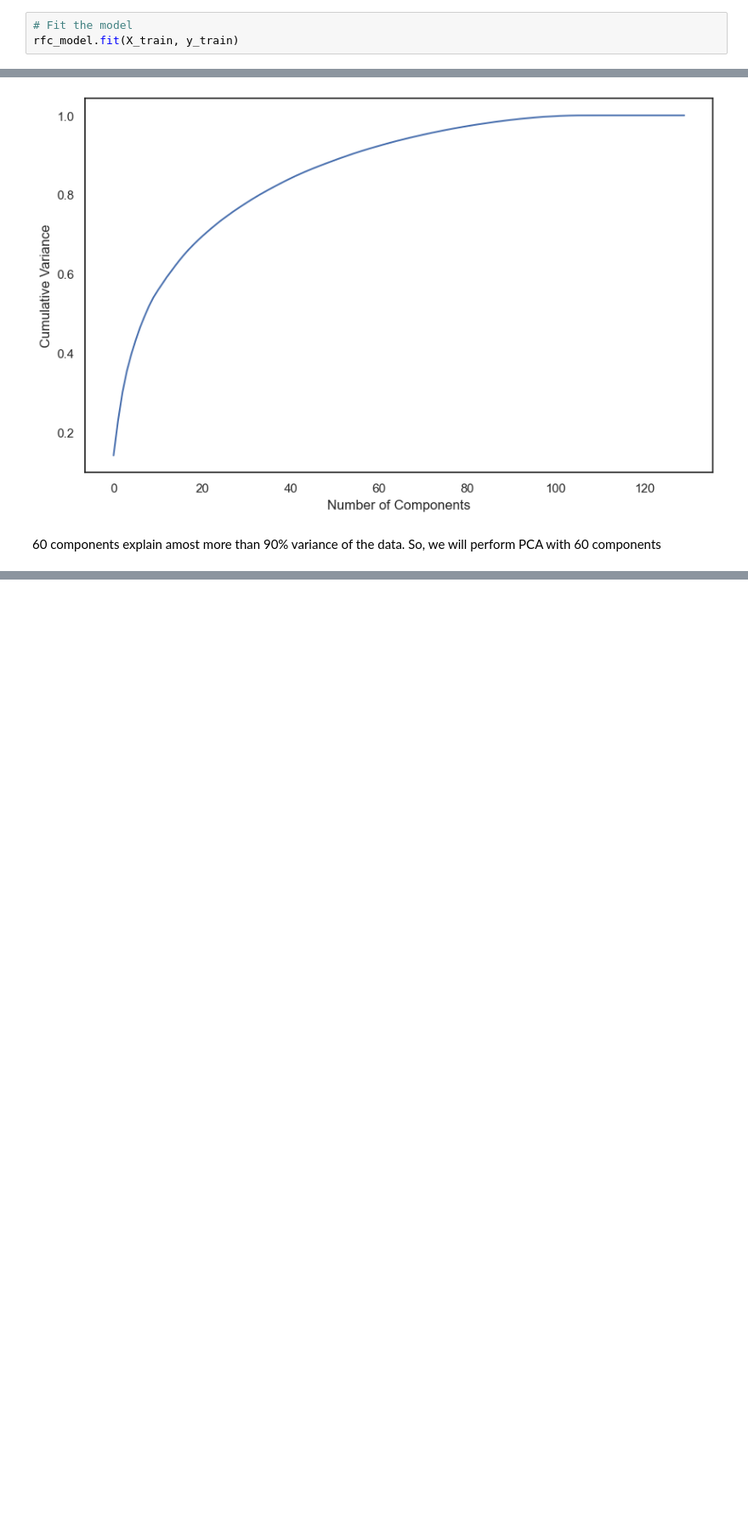
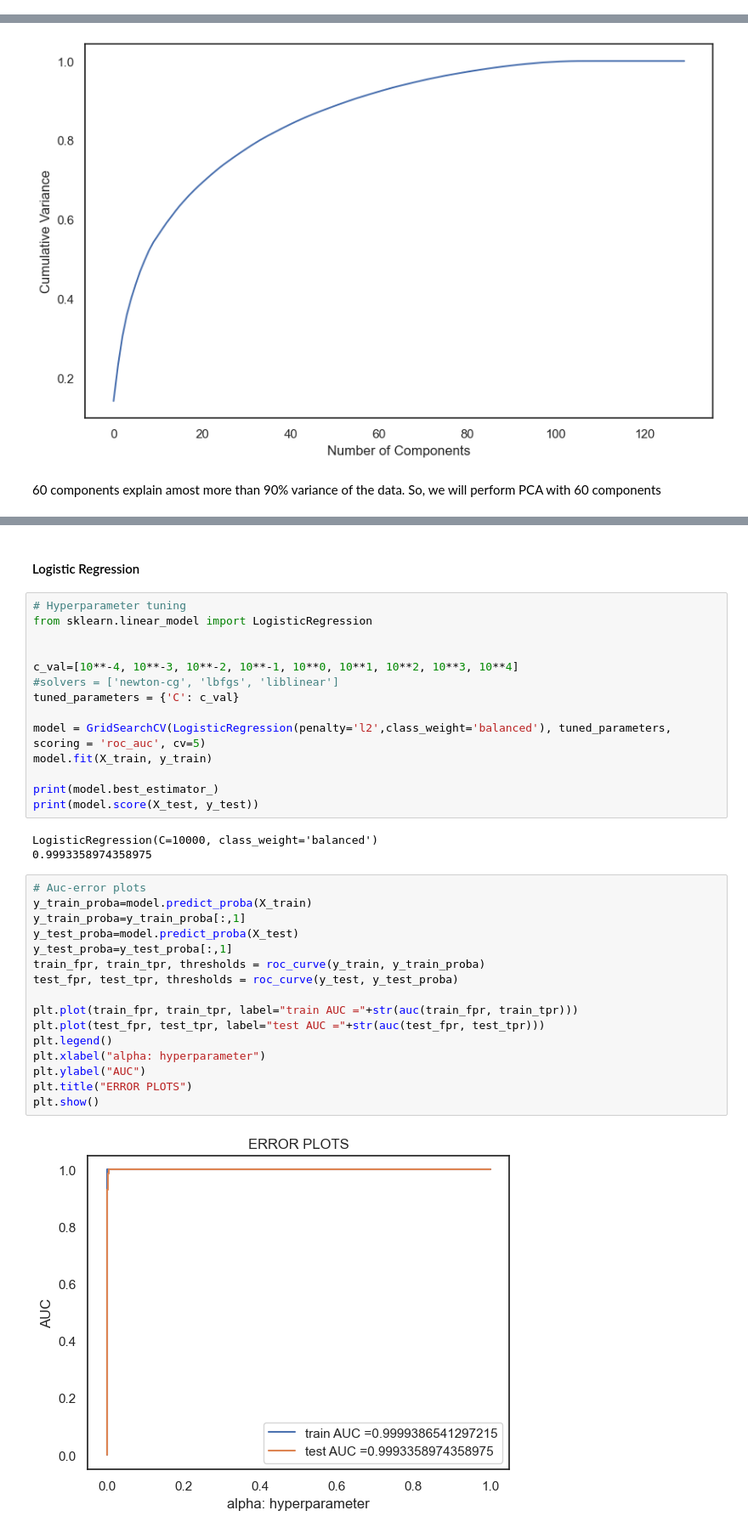
Before and after one commit to laxmikantmishra/telecom_churn_hackathon_c44, a Jupyter notebook: telecom_churn_c44.ipynb, the cells around one changed output, grey strips where cells are left out. Shown at 85% size. Cells and saved outputs as stored; diff of their text form; blank space fills up the shorter version.

```diff
--- a/telecom_churn_c44.ipynb
+++ b/telecom_churn_c44.ipynb
@@ -760,3 +664,0 @@ rfc_model = RandomForestClassifier(bootstrap=True,
-# %%
-# Fit the model
-rfc_model.fit(X_train, y_train)
@@ -913,0 +785,37 @@ Text(0, 0.5, 'Cumulative Variance')
+# %% [markdown]
+#### Logistic Regression
+# %%
+# Hyperparameter tuning
+from sklearn.linear_model import LogisticRegression
+
+
+c_val=[10**-4, 10**-3, 10**-2, 10**-1, 10**0, 10**1, 10**2, 10**3, 10**4]
+#solvers = ['newton-cg', 'lbfgs', 'liblinear']
+tuned_parameters = {'C': c_val}
+
+model = GridSearchCV(LogisticRegression(penalty='l2',class_weight='balanced'), tuned_parameters, scoring = 'roc_auc', cv=5)
+model.fit(X_train, y_train)
+
+print(model.best_estimator_)
+print(model.score(X_test, y_test))
+# %% [output]
+LogisticRegression(C=10000, class_weight='balanced')
+0.9993358974358975
+# %%
+# Auc-error plots
+y_train_proba=model.predict_proba(X_train)
+y_train_proba=y_train_proba[:,1]
+y_test_proba=model.predict_proba(X_test)
+y_test_proba=y_test_proba[:,1]
+train_fpr, train_tpr, thresholds = roc_curve(y_train, y_train_proba)
+test_fpr, test_tpr, thresholds = roc_curve(y_test, y_test_proba)
+
+plt.plot(train_fpr, train_tpr, label="train AUC ="+str(auc(train_fpr, train_tpr)))
+plt.plot(test_fpr, test_tpr, label="test AUC ="+str(auc(test_fpr, test_tpr)))
+plt.legend()
+plt.xlabel("alpha: hyperparameter")
+plt.ylabel("AUC")
+plt.title("ERROR PLOTS")
+plt.show()
+# %% [output]
+[figure, added]
```
Also changed, not shown: parts of 60 cells of this notebook.
